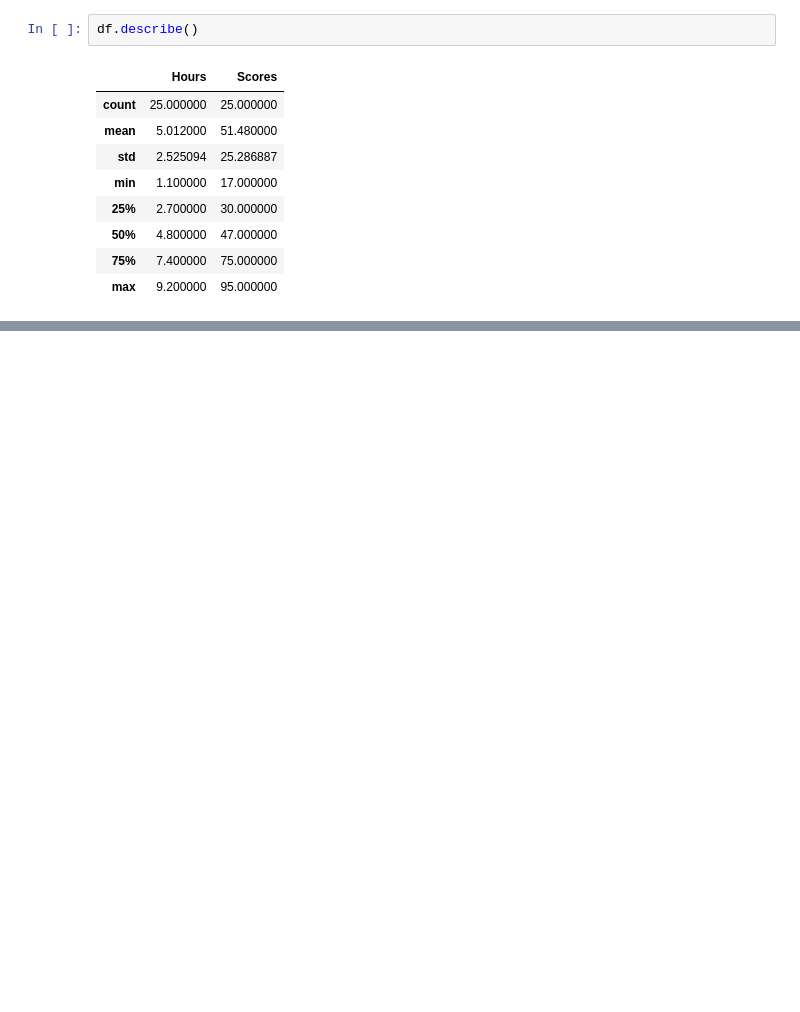
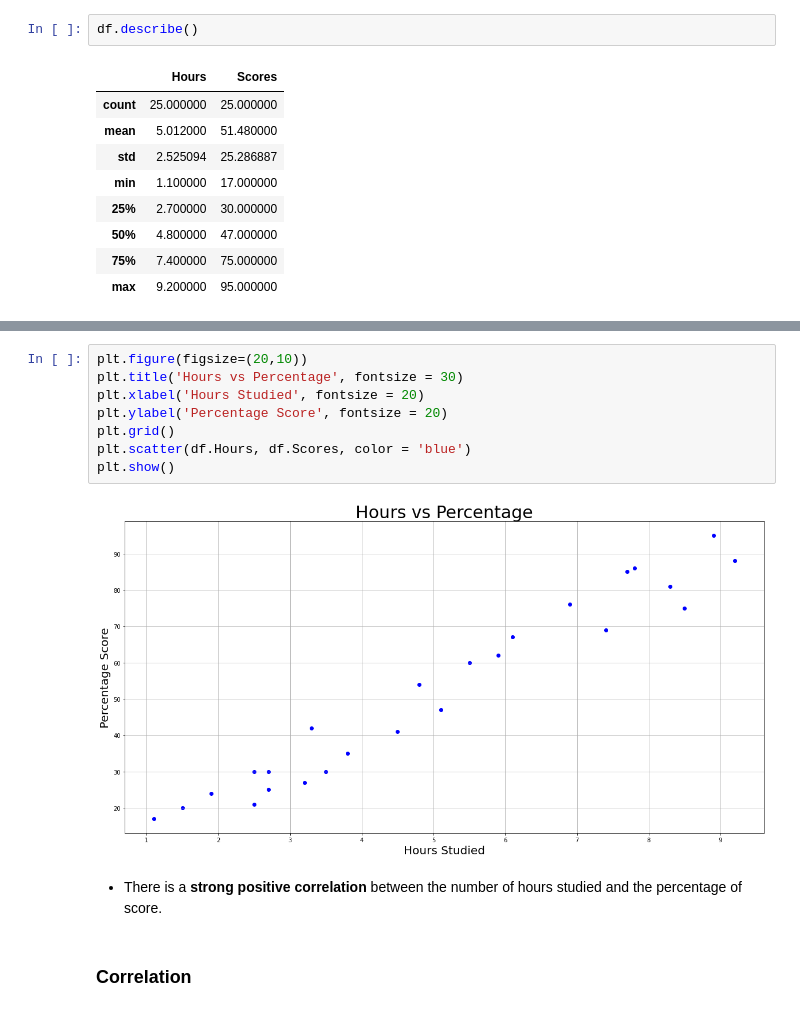
Before and after one commit to aficici/Data_Scientist_GRIP_Sparks, a Jupyter notebook: Task 1- Prediction using Supervised ML.ipynb, the cells around one changed output, grey strips where cells are left out. Cells and saved outputs as stored; diff of their text form; blank space fills up the shorter version.

```diff
--- a/Task 1- Prediction using Supervised ML.ipynb
+++ b/Task 1- Prediction using Supervised ML.ipynb
@@ -151,0 +88,14 @@ reg.intercept_
+# %%
+plt.figure(figsize=(20,10))
+plt.title('Hours vs Percentage', fontsize = 30)
+plt.xlabel('Hours Studied', fontsize = 20)
+plt.ylabel('Percentage Score', fontsize = 20)
+plt.grid()
+plt.scatter(df.Hours, df.Scores, color = 'blue')
+plt.show()
+# %% [output]
+[figure, added]
+# %% [markdown]
+- There is a **strong positive correlation** between the number of hours studied and the percentage of score.
+# %% [markdown]
+### Correlation
```
Also changed, not shown: parts of 53 cells of this notebook.
